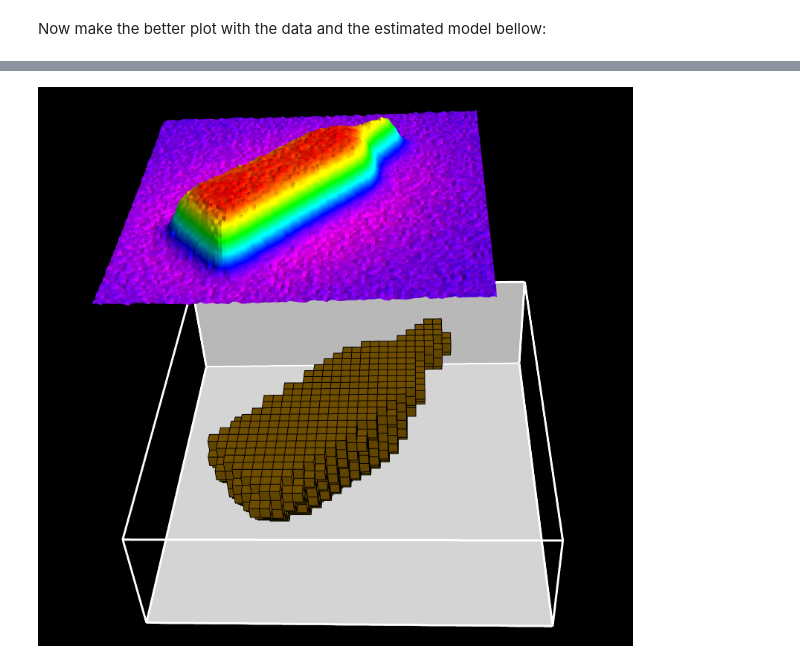
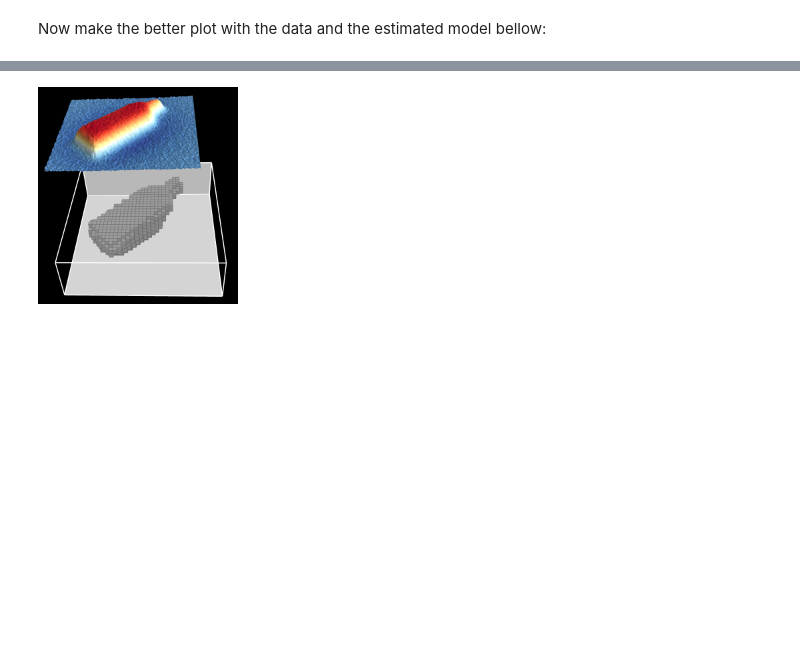
Before and after one commit to pinga-lab/logo, a Jupyter notebook: pinga-logo-figures.ipynb, the cells around one changed output, grey strips where cells are left out. Cells and saved outputs as stored; diff of their text form; code cells hidden in the pictures; blank space fills up the shorter version.

```diff
--- a/pinga-logo-figures.ipynb
+++ b/pinga-logo-figures.ipynb
@@ -12,8 +18,0 @@ First, draw the polygonal prism outlines for the body and the neck.
-# %%
-prop = {'density':1000}
-corpo = [PolygonalPrism(mpl.draw_polygon(bounds[:4], mpl.gca(), xy2ne=True), z1=0, z2=1500, props=prop)]
-mpl.figure()
-for layer in corpo:
-    mpl.polygon(layer, xy2ne=True)
-gargalo = [PolygonalPrism(mpl.draw_polygon(bounds[:4], mpl.gca(), xy2ne=True), z1=0, z2=1500, props=prop)]
-garrafa = corpo + gargalo
@@ -44,9 +51,10 @@ Now calculate a gravity gradient
 # %%
 shape = (100, 100)
 x, y, z = gridder.regular(bounds[:4], shape, z=-100)
-gzz = utils.contaminate(gravmag.polyprism.gzz(x, y, z, garrafa), 10)
+gzz = utils.contaminate(polyprism.gzz(x, y, z, garrafa), 10)
 mpl.figure()
-mpl.contourf(y, x, gzz, shape, 50)
+ranges = np.abs([gzz.min(), gzz.max()]).max()
+mpl.contourf(y, x, gzz, shape, 50, cmap="RdBu_r", vmin=-ranges, vmax=ranges)
 mpl.colorbar()
 mpl.m2km()
 mpl.savefig('pinga-anomaly.png')
@@ -83,8 +91,8 @@ Image(filename='pinga-seed.png')
 # %% [output]
 [figure]
 # %%
-data = [gravmag.harvester.Gzz(x, y, z, gzz)]
-estimate, predicted = gravmag.harvester.harvest(data, seeds, mesh, compactness=10, threshold=0.0005)
+data = [harvester.Gzz(x, y, z, gzz)]
+estimate, predicted = harvester.harvest(data, seeds, mesh, compactness=10, threshold=0.0005)
 mesh.addprop('density', estimate['density'])
 pinga = vremove(0, 'density', mesh)
 print len(pinga)
@@ -116,5 +124,5 @@ Image(filename='pinga-estimate.png')
 # %% [markdown]
 Now make the better plot with the data and the estimated model bellow:
 # %%
-gzzsmooth = utils.contaminate(gravmag.polyprism.gzz(x, y, -200*np.ones_like(z), garrafa), 5)
+gzzsmooth = utils.contaminate(polyprism.gzz(x, y, -200*np.ones_like(z), garrafa), 5)
 # %%
@@ -150,30 +155,27 @@ Image(filename='pinga-logo.png', width=200)
 # %%
-def plotdata(x, y, data):
-    "Plot the data in the Mayavi scene at a given height from the mesh"
-    scale = 4
-    Z = np.reshape(data, shape, order='F')
-    X = np.reshape(x, shape, order='F')
-    Y = np.reshape(y, shape, order='F')
-    p = myv.mlab.contour_surf(X, Y, -Z, contours=100, colormap='gist_rainbow')
-    p.contour.filled_contours = True
-    p.actor.actor.position = (4000, -1000, -2500)
-    p.actor.actor.scale = (1, 1, scale)
-scene = myv.figure(size=(800, 800), color=(0, 0, 0))
-#myv.prisms(mesh, 'density', edges=False)
-myv.prisms(pinga, edges=True, color=(135/255., 94/255., 0))
+scene = myv.figure(size=(600, 700), color=(0, 0, 0))
+scale = 4
+Z = np.reshape(gzzsmooth, shape, order='F')
+X = np.reshape(x, shape, order='F')
+Y = np.reshape(y, shape, order='F')
+p = myv.mlab.contour_surf(X, Y, -Z, contours=100, colormap='RdYlBu')
+p.contour.filled_contours = True
+p.actor.actor.position = (4000, -1000, -2500)
+p.actor.actor.scale = (1, 1, scale)
+color = (186/255., 186/255., 186/255)
+myv.prisms(pinga, edges=True, color=color, edgecolor=(106/255., 106/255., 106/255))
 myv.outline(bounds, color=(1, 1, 1), width=3)
 myv.wall_north(bounds, opacity=1, color=(1, 1, 1))
 myv.wall_bottom(bounds, opacity=1, color=(1, 1, 1))
-plotdata(x, y, gzzsmooth)
 scene.scene.camera.position = [-11517.771533450268, 6481.4701976059032, -14457.100539805206]
 scene.scene.camera.focal_point = [5762.870235497453, 4683.8276618393529, -136.58381439218442]
 scene.scene.camera.view_angle = 30.0
 scene.scene.camera.view_up = [0.63872930678763729, 0.011218316174622961, -0.76934973973661069]
 scene.scene.camera.clipping_range = [8774.155766040436, 42615.697051737574]
 scene.scene.camera.compute_view_plane_normal()
 scene.scene.render()
 myv.savefig('pinga-logo-black.png')
 myv.show()
 Image(filename='pinga-logo-black.png', width=200)
 # %% [output]
-[figure, old version]
+[figure, new version]
```
Also changed, not shown: parts of 13 cells of this notebook, 11 other files.
